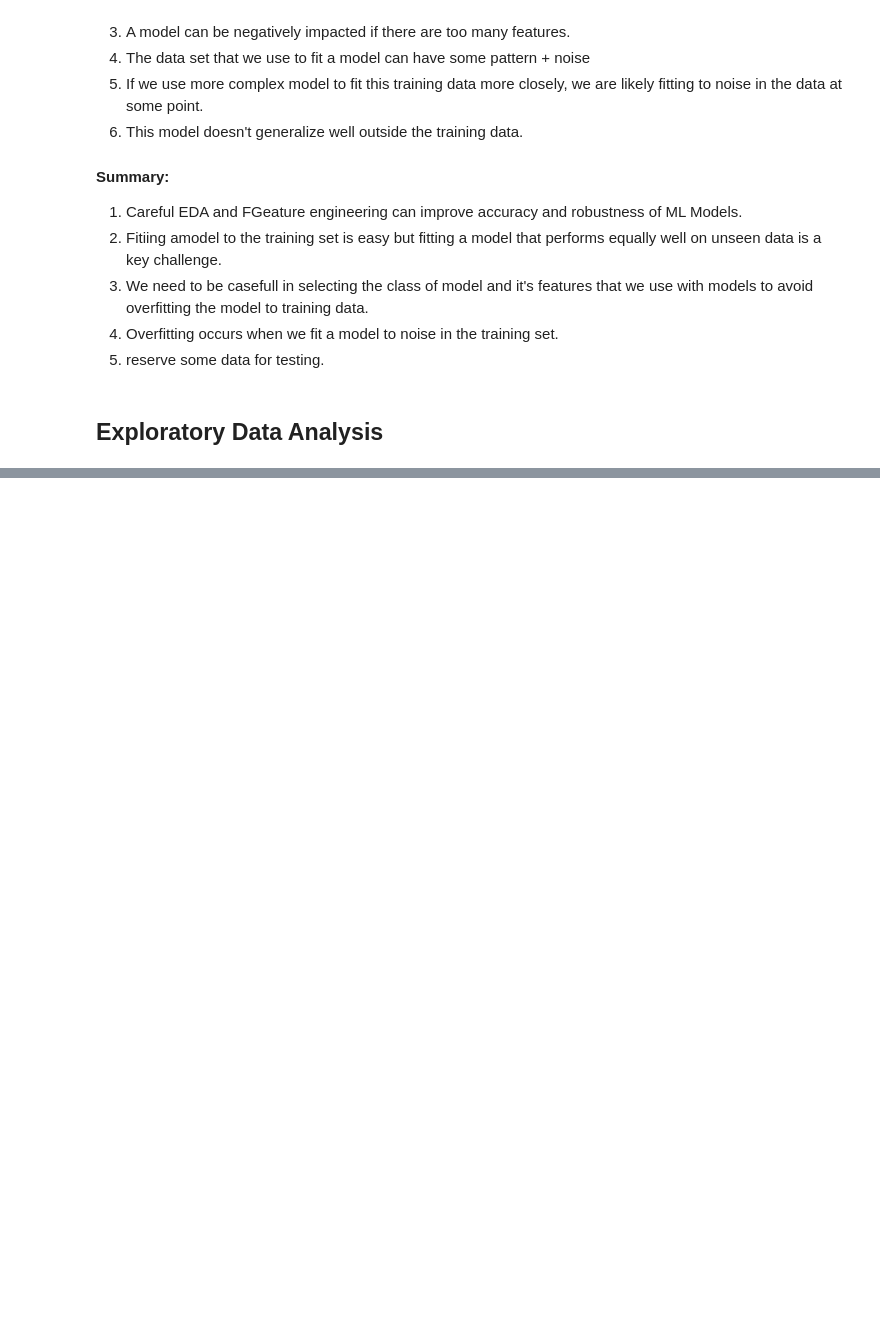
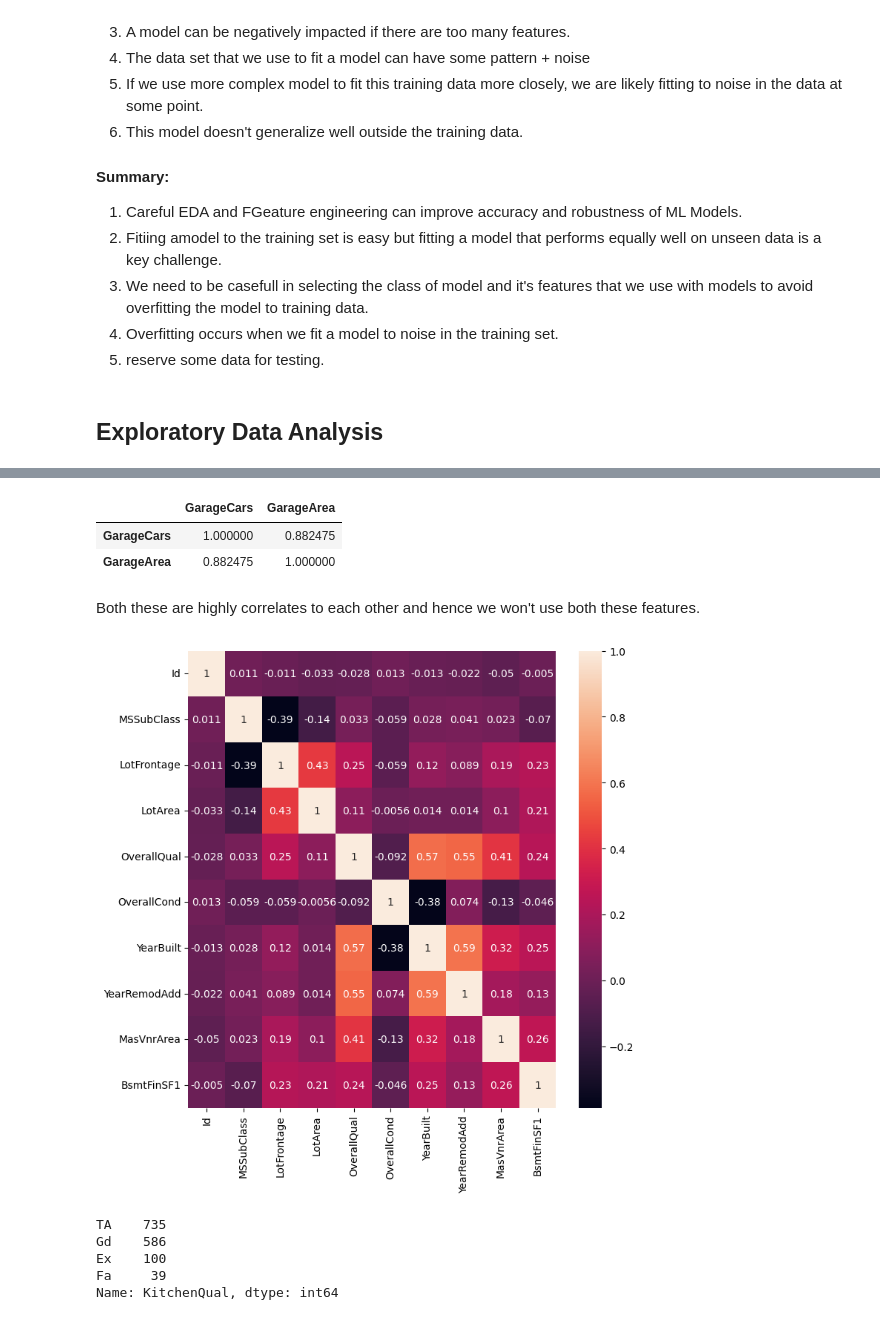
Before and after one commit to kk-shetty/data_science_ik, a Jupyter notebook: class_notes/eda_feature_engineering.ipynb, the cells around one changed output, grey strips where cells are left out. Cells and saved outputs as stored; diff of their text form; code cells hidden in the pictures; blank space fills up the shorter version.

```diff
--- a/class_notes/eda_feature_engineering.ipynb
+++ b/class_notes/eda_feature_engineering.ipynb
@@ -32,0 +226,29 @@ ModuleNotFoundError: No module named 'google.colab'
+# %%
+# Testing correlation between garage cars and garage area
+df[['GarageCars','GarageArea']].corr()
+# %% [output]
+|  | GarageCars | GarageArea |
+| GarageCars | 1.000000 | 0.882475 |
+| GarageArea | 0.882475 | 1.000000 |
+# %% [markdown]
+Both these are highly correlates to each other and hence we won't use both these features.
+# %%
+# Plot to visualize correlation between top features which are highly correlated to SalePrice
+
+plt.figure(figsize=(8,8))
+sns.heatmap(
+    df[numerical_cols].corr().iloc[:10,:10],
+    annot=True
+)
+plt.show()
+# %% [output]
+[figure, added]
+# %%
+# Distribution plot for categorical features
+df['KitchenQual'].value_counts()
+# %% [output]
+TA    735
+Gd    586
+Ex    100
+Fa     39
+Name: KitchenQual, dtype: int64
```
Also changed, not shown: parts of 66 cells of this notebook.
